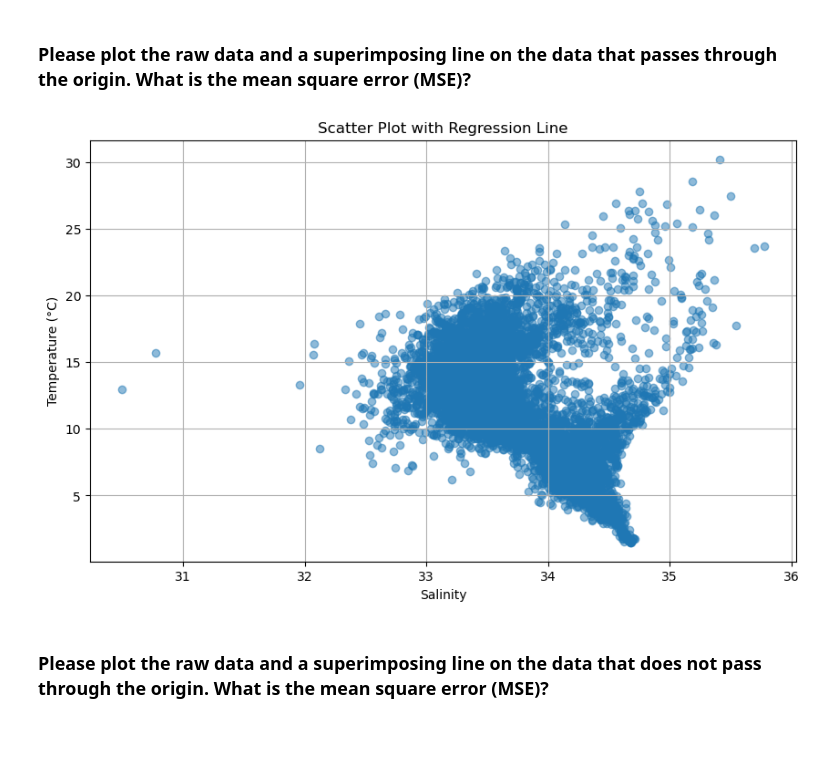
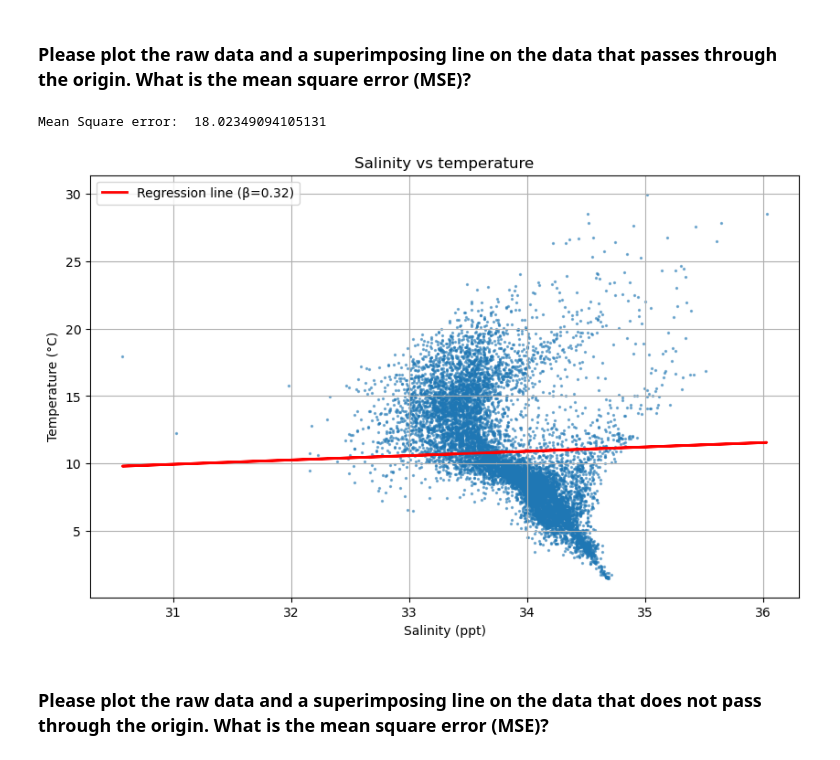
Before and after one commit to LuisFern873/linear-regression, a Jupyter notebook: lab.ipynb, the cells around one changed output. Saved outputs shown, nothing was run; the diff lists cells and outputs as text; code cells hidden in the pictures; blank space fills up the shorter version.

```diff
--- a/lab.ipynb
+++ b/lab.ipynb
@@ -46,13 +28,14 @@ print(sampled_dataset.head())
 import pandas as pd
 from sklearn.linear_model import LinearRegression
 
-dataset = pd.read_csv('dataset/sampled_bottle.csv')
+dataset = pd.read_csv('dataset/sampled_bottle.csv', dtype={'Salnty': float, 'T_degC': float}, low_memory=False)
 selected_columns = dataset[['Salnty', 'T_degC']]
-selected_columns.dropna(inplace=True)
 
 X = selected_columns[['Salnty']]
 y = selected_columns[['T_degC']]
 
-reg = LinearRegression().fit(X, y)
-reg.score(X, y)
+reg_nobias = LinearRegression(fit_intercept=False).fit(X, y)
+
+β_nobias = reg_nobias.coef_[0][0]
+print(f"β term with no bias: {β_nobias}")
 # %% [output]
@@ -78,19 +68,25 @@ The water salinity is measured in parts per thousand (ppt) and the water tempera
 ### **Please plot the raw data and a superimposing line on the data that passes through the origin. What is the mean square error (MSE)?**
 # %%
 import matplotlib.pyplot as plt
+from sklearn.metrics import mean_squared_error
 
-x = sampled_data['Salnty']
-y = sampled_data['T_degC']
+def plot(X, y, regression, β_value):
+    plt.figure(figsize=(10, 6))
+    plt.scatter(X, y, s=2,alpha=0.5)
+    plt.plot(X, regression, color='red', linewidth=2, label=f'Regression line (β={β_value:.2f})')
+    plt.title('Salinity vs temperature')
+    plt.xlabel('Salinity (ppt)')
+    plt.ylabel('Temperature (°C)')
+    plt.legend()
+    plt.grid(True)
 
-plt.figure(figsize=(10, 6))
-plt.scatter(x, y, alpha=0.5)
-plt.title('Scatter Plot with Regression Line')
-plt.xlabel('Salinity')
-plt.ylabel('Temperature (°C)')
+predicted_y = reg_nobias.predict(X)
+plot(X, y, predicted_y, β_nobias)
 
-
-plt.grid(True)
+MSE = mean_squared_error(y, predicted_y)
+print("Mean Square error: ", MSE)
 # %% [output]
+Mean Square error:  18.02349094105131
-[figure, old version]
+[figure, new version]
 # %% [markdown]
 ### **Please plot the raw data and a superimposing line on the data that does not pass through the origin. What is the mean square error (MSE)?**
```
Also changed, not shown: parts of 7 cells of this notebook, 1 other file.
